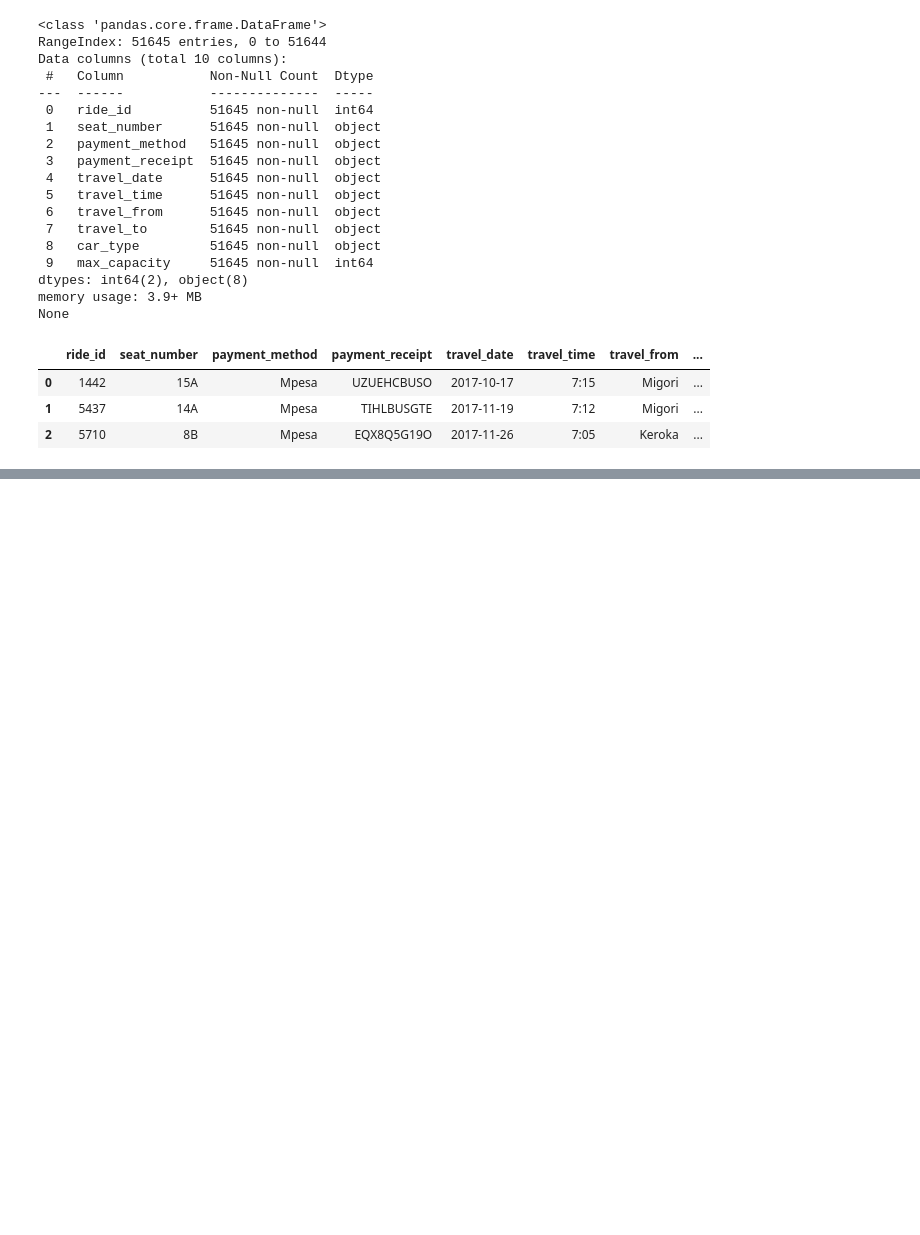
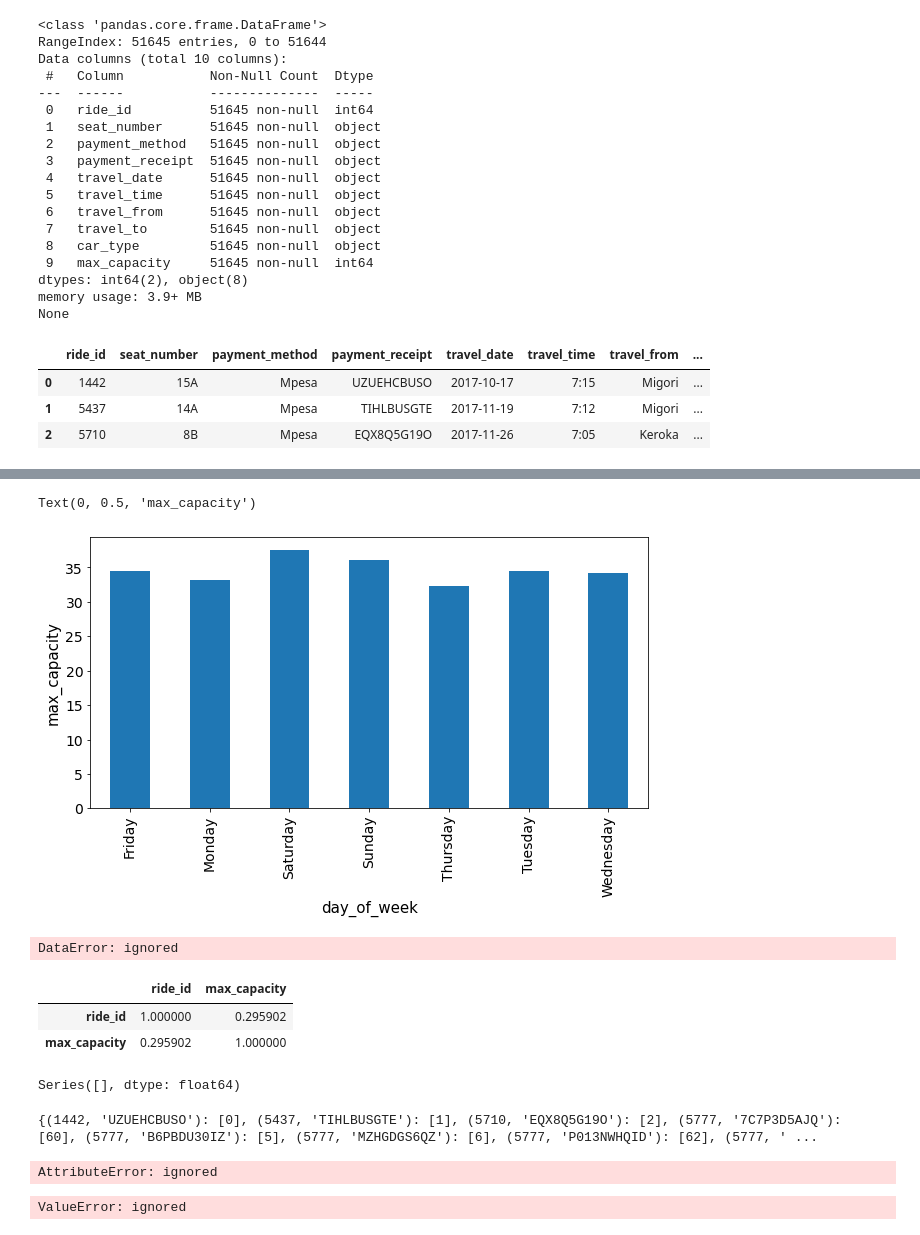
Before and after one commit to nasim78612/Demand-Prediction-for-Public-Transport-, a Jupyter notebook: Vanshika_Raj_Demand_Prediction_for_Public_Transport_Capstone_Project.ipynb, the cells around one changed output, grey strips where cells are left out. Cells and saved outputs as stored; diff of their text form; code cells hidden in the pictures; blank space fills up the shorter version.

```diff
--- a/Vanshika_Raj_Demand_Prediction_for_Public_Transport_Capstone_Project.ipynb
+++ b/Vanshika_Raj_Demand_Prediction_for_Public_Transport_Capstone_Project.ipynb
@@ -126,0 +169,60 @@ sns.heatmap(Transport_df.corr().abs(),  annot=True)
+# %%
+
+# Create the figure object
+ax = Transport_df.groupby(['day_of_week'])['max_capacity'].mean().plot.bar(
+    figsize = (10,5),
+    fontsize = 14
+)
+
+# Set the title
+# ax.set_title("Average profit for different states where the startups operate", fontsize = 20)
+
+# Set x and y-labels
+ax.set_xlabel("day_of_week", fontsize = 15)
+ax.set_ylabel("max_capacity", fontsize = 15)
+# %% [output]
+Text(0, 0.5, 'max_capacity')
+[figure, added]
+# %%
+Transport_df['travel_from'].value_counts()
+# %% [output]
+DataError: ignored
+# %%
+Transport_df.corr()
+# %% [output]
+|  | ride_id | max_capacity |
+| ride_id | 1.000000 | 0.295902 |
+| max_capacity | 0.295902 | 1.000000 |
+# %%
+## Dropping the columns with more than 40% null values
+missing_val_count_by_column = Transport_df.isnull().sum()/len(Transport_df)
+
+print(missing_val_count_by_column[missing_val_count_by_column > 0.4].sort_values(ascending=False))
+# %% [output]
+Series([], dtype: float64)
+# %%
+Transport_df.groupby(['ride_id','payment_receipt']).groups
+# %% [output]
+{(1442, 'UZUEHCBUSO'): [0], (5437, 'TIHLBUSGTE'): [1], (5710, 'EQX8Q5G19O'): [2], (5777, '7C7P3D5AJQ'): [60], (5777, 'B6PBDU30IZ'): [5], (5777, 'MZHGDGS6QZ'): [6], (5777, 'P013NWHQID'): [62], (5777, ' ...
+# %%
+Transport_df.groupby(['ride_id','payment_receipt'])['payment_receipt'].value_counts()
+# %% [output]
+AttributeError: ignored
+# %%
+import pandas as pd
+import numpy as np
+
+Transport_df1 = {'travel_from': ['Kisii','Migori'],
+   'payment_receipt': ['UZUEHCBUSO','EQX8Q5G19O'],
+   'travel_time': ['7:15','7:02']}
+  #  'Points':[876,789,863,673,741,812,756,788,694,701,804,690]}
+df = pd.DataFrame(Transport_df1)
+
+# df = pd.DataFrame(ipl_data)
+
+grouped = df.groupby('payment_receipt','travel_time')
+
+for travel_from,group in grouped:
+   print(travel_from)
+# %% [output]
+ValueError: ignored
```
Also changed, not shown: parts of 6 cells of this notebook.
